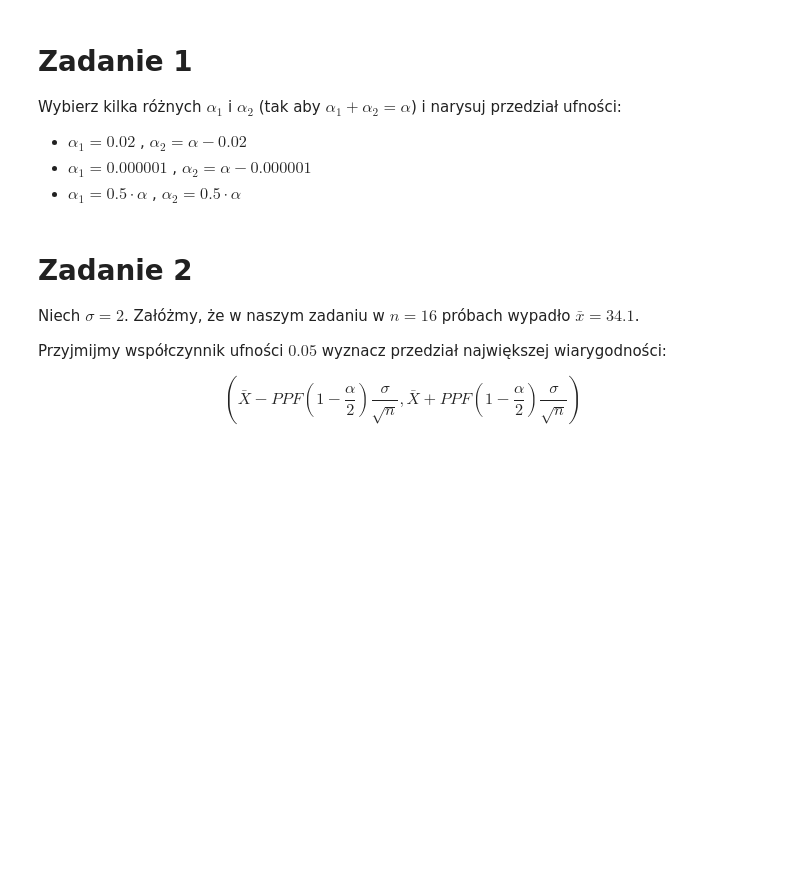
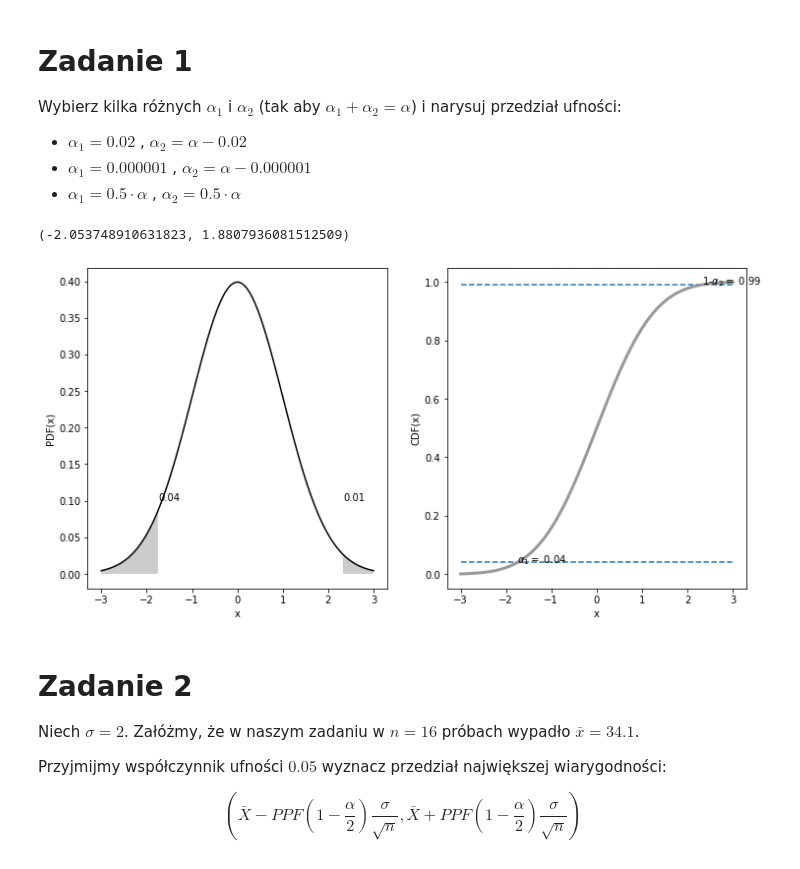
Before and after one commit to rafalkobiela/ages_statystyka1_26_09, a Jupyter notebook: 16_CI_1.ipynb, the cells around one changed output. Drawn from its saved outputs; the diff is of its cells as text; code cells hidden in the pictures; blank space fills up the shorter version.

```diff
--- a/16_CI_1.ipynb
+++ b/16_CI_1.ipynb
@@ -30,11 +30,17 @@ N(0, 1).
 $$
 # %% [markdown]
 Zdefiniujmy zmienną losową o rozkładzie Normalnym
+# %%
+mi = 0
+sigma = 1
+X = stats.norm(mi, sigma)
 # %% [markdown]
 Dla danego $\alpha$ ($0<\alpha<1$) możemy znaleść takie wartości $u_1$ i $u_1$, aby
 $$
 P( u_1<U<u_2 ) = CDF(u_2) - CDF(u_1) = 1-\alpha.
 $$
+# %%
+alpha = 0.05
 # %% [markdown]
 Wystarczy w tym celu wybrać $\alpha_1$ i $\alpha_2$, takie, że spełniają one warunek:
 $$
@@ -67,3 +79,43 @@ Wybierz kilka różnych $\alpha_1$ i $\alpha_2$ (tak aby $\alpha_1+\alpha_2= \al
+# %%
+u_1, u_2
+# %% [output]
+(-2.053748910631823, 1.8807936081512509)
+# %%
+alpha_1=0.04
+alpha_2=alpha-alpha_1
+
+u_1=X.ppf(alpha_1)
+u_2=X.ppf(1-alpha_2)
+
+x = np.linspace(-3,3,100)
+yp = X.pdf(x)
+y = X.cdf(x)
+x1 = np.linspace(-3, u_1)
+y1 = X.pdf(x1)
+
+x2 = np.linspace(u_2,3)
+y2 = X.pdf(x2)
+
+figs, axs = plt.subplots(1,2, figsize=(12, 6))
+
+axs[0].plot(x,yp, 'k')
+axs[0].fill_between(x1, y1, facecolor='#CCCCCC')
+axs[0].fill_between(x2, y2, facecolor='#CCCCCC')
+axs[0].text(u_1, 0.1, np.round(X.cdf(u_1),4))
+axs[0].text(u_2, 0.1, np.round(1-X.cdf(u_2),4))
+axs[0].set_xlabel('x')
+axs[0].set_ylabel('PDF(x)')
+
+axs[1].plot(x, y, '#999999', lw=3)
+axs[1].set_xlabel('x')
+axs[1].set_ylabel('CDF(x)')
+axs[1].text(u_1, X.cdf(u_1), r'$\alpha_1 = $ %.2f' % np.round(alpha_1,2))
+axs[1].hlines(alpha_1, -3, 3, linestyles='--')
+axs[1].text(u_2, X.cdf(u_2), r'1-$\alpha_2 = $ %.2f' % np.round(1-alpha_2,2))
+axs[1].hlines(1-alpha_2, -3, 3, linestyles='--')
+plt.show()
+# %% [output]
+[figure, added]
 # %% [markdown]
 # Zadanie 2
 
```
Also changed, not shown: parts of 2 cells of this notebook.
